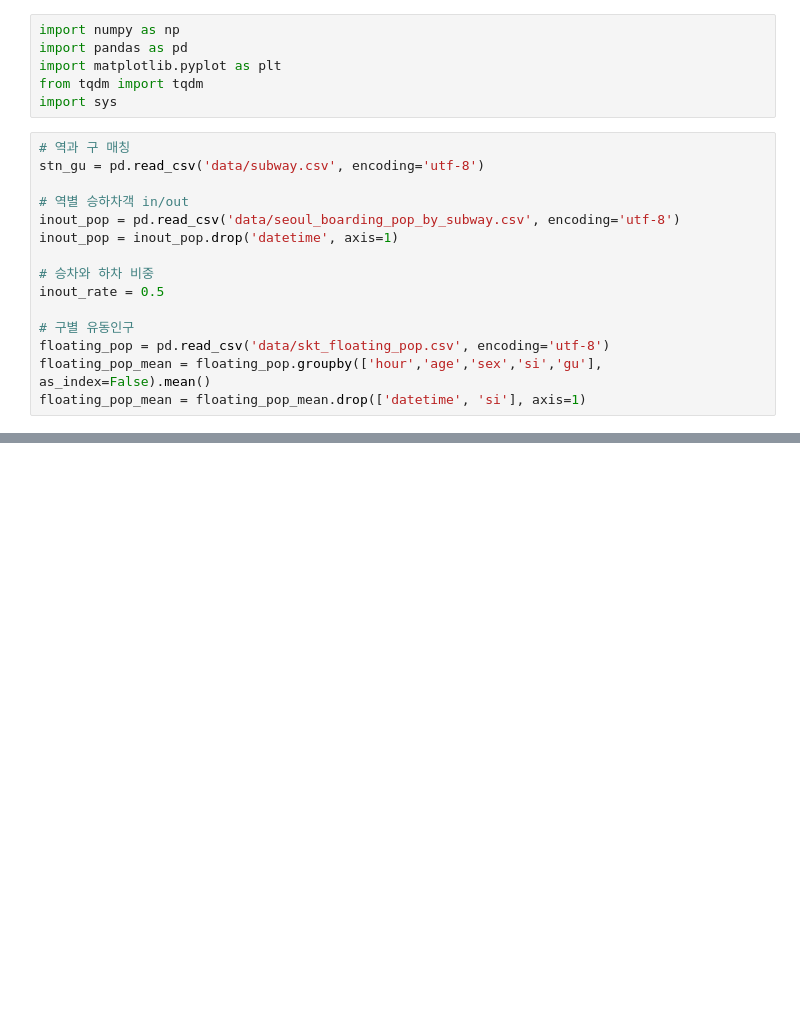
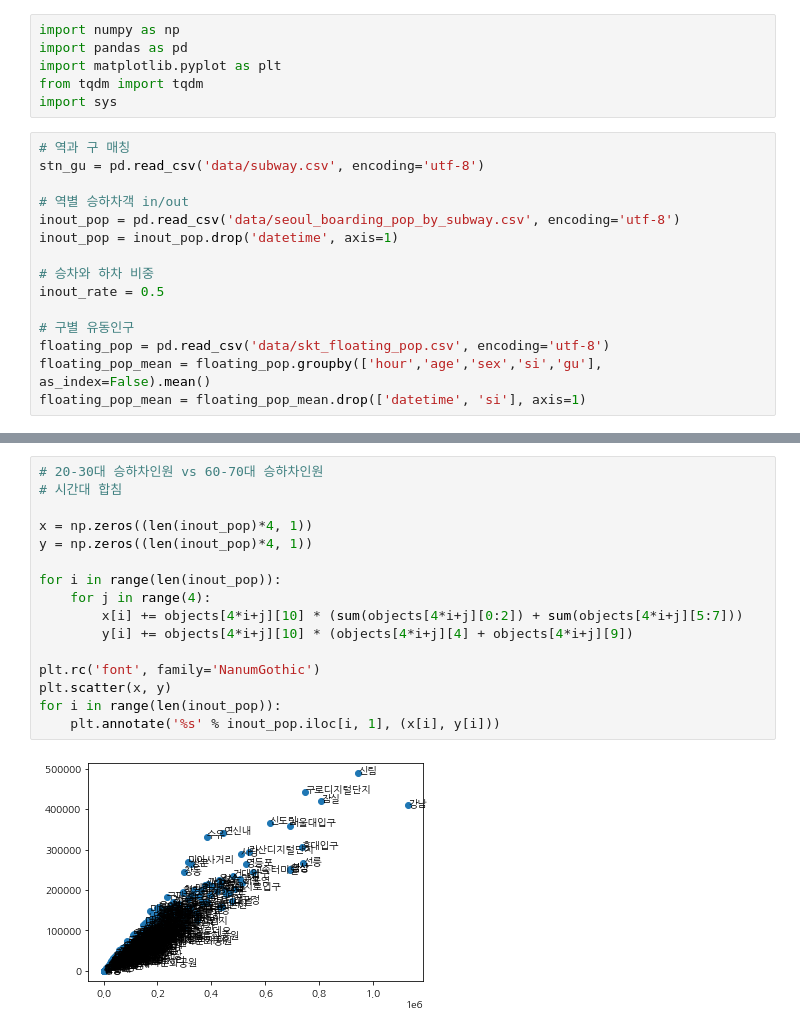
Before and after one commit to yoona3316/Datamining_subway, a Jupyter notebook: preprocessing.ipynb, the cells around one changed output, grey strips where cells are left out. Drawn from its saved outputs; the diff is of its cells as text; blank space fills up the shorter version.

```diff
--- a/preprocessing.ipynb
+++ b/preprocessing.ipynb
@@ -101,0 +138,18 @@ for stn_id in range(len(inout_pop)):
+# %%
+# 20-30대 승하차인원 vs 60-70대 승하차인원
+# 시간대 합침
+
+x = np.zeros((len(inout_pop)*4, 1))
+y = np.zeros((len(inout_pop)*4, 1))
+
+for i in range(len(inout_pop)):
+    for j in range(4):
+        x[i] += objects[4*i+j][10] * (sum(objects[4*i+j][0:2]) + sum(objects[4*i+j][5:7]))
+        y[i] += objects[4*i+j][10] * (objects[4*i+j][4] + objects[4*i+j][9])
+
+plt.rc('font', family='NanumGothic')
+plt.scatter(x, y)
+for i in range(len(inout_pop)):
+    plt.annotate('%s' % inout_pop.iloc[i, 1], (x[i], y[i]))
+# %% [output]
+[figure, added]
```
Also changed, not shown: parts of 4 cells of this notebook, 1 other file.
